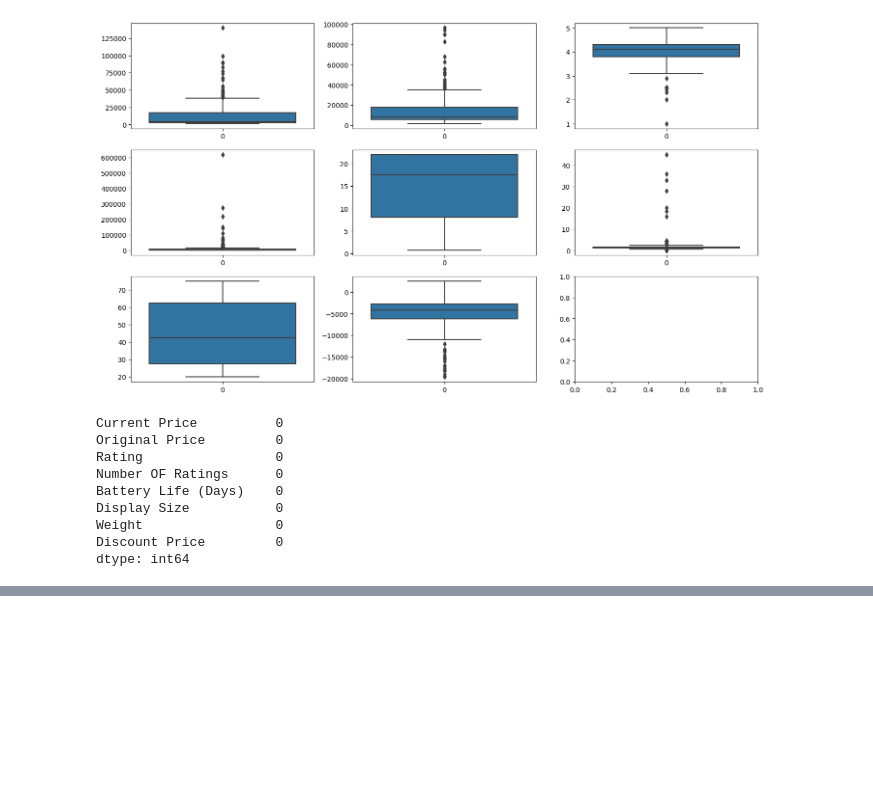
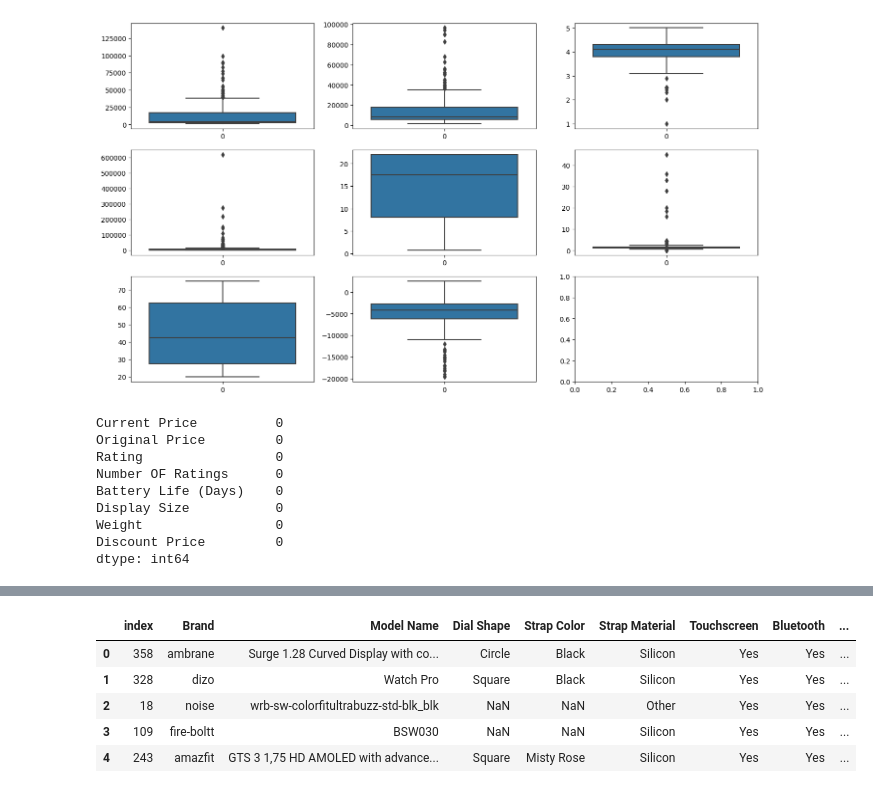
Before and after one commit to adhi1911/Watch-Price-Prediction, a Jupyter notebook: feature_engineering.ipynb, the cells around one changed output, grey strips where cells are left out. Cells and saved outputs as stored; diff of their text form; code cells hidden in the pictures; blank space fills up the shorter version.

```diff
--- a/feature_engineering.ipynb
+++ b/feature_engineering.ipynb
@@ -221,0 +339,9 @@ dtype: int64
+# %%
+train_df.head()
+# %% [output]
+|  | index | Brand | Model Name | Dial Shape | Strap Color | Strap Material | Touchscreen | Bluetooth | ... |
+| 0 | 358 | ambrane | Surge 1.28 Curved Display with co... | Circle | Black | Silicon | Yes | Yes | ... |
+| 1 | 328 | dizo | Watch Pro | Square | Black | Silicon | Yes | Yes | ... |
+| 2 | 18 | noise | wrb-sw-colorfitultrabuzz-std-blk_blk | NaN | NaN | Other | Yes | Yes | ... |
+| 3 | 109 | fire-boltt | BSW030 | NaN | NaN | Silicon | Yes | Yes | ... |
+| 4 | 243 | amazfit | GTS 3 1,75 HD AMOLED with advance... | Square | Misty Rose | Silicon | Yes | Yes | ... |
```
Also changed, not shown: parts of 14 cells of this notebook.
